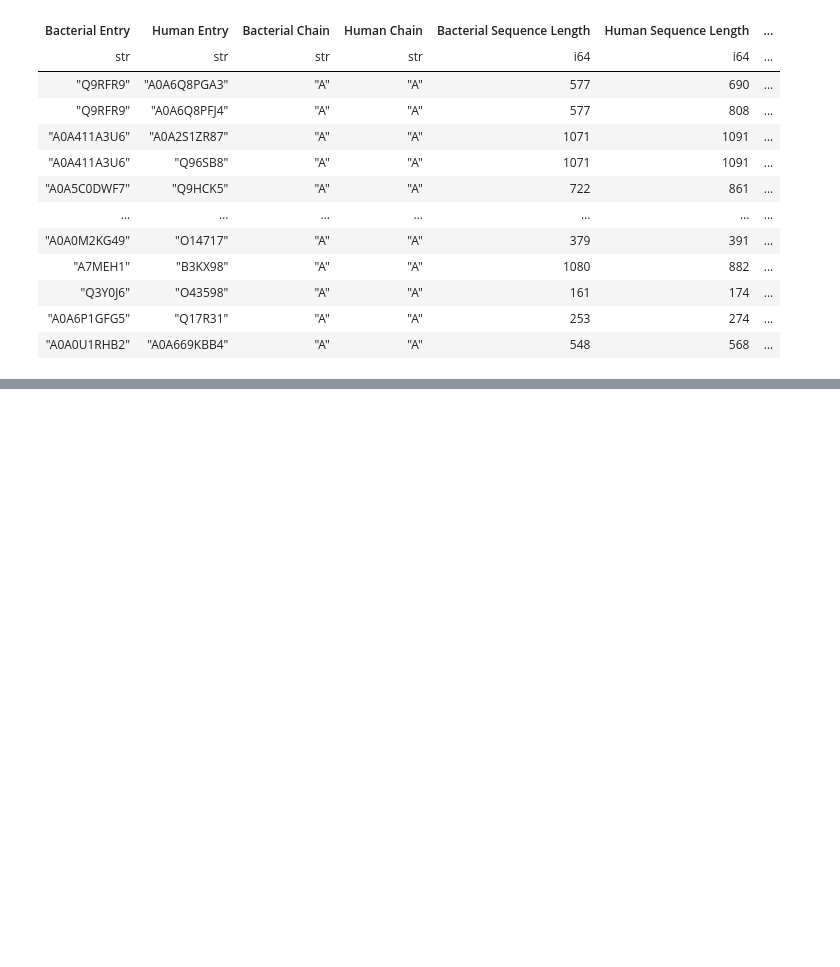
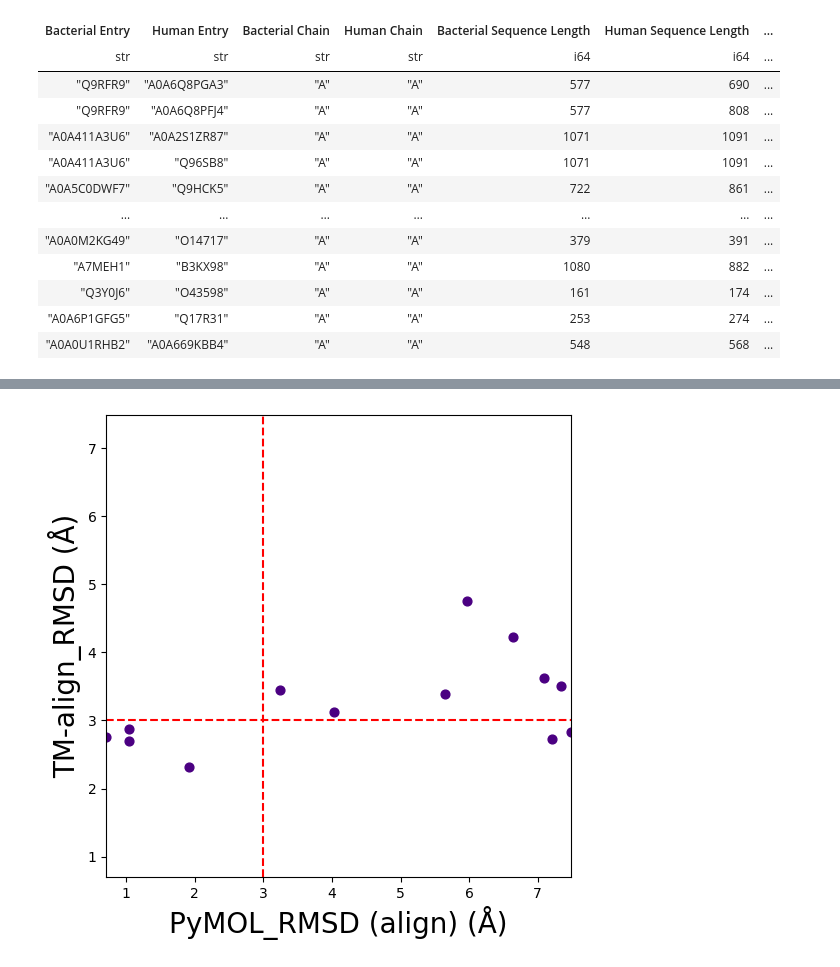
Before and after one commit to juliandeanmoran/BISSH, a Jupyter notebook: vis/plot_pymol_alignment_performance.ipynb, the cells around one changed output, grey strips where cells are left out. Saved outputs shown, nothing was run; the diff lists cells and outputs as text; code cells hidden in the pictures; blank space fills up the shorter version.

```diff
--- a/vis/plot_pymol_alignment_performance.ipynb
+++ b/vis/plot_pymol_alignment_performance.ipynb
@@ -330,0 +338,30 @@ plot_scatter(
+# %%
+# ============================================================
+#                       Zoomed in scatter
+# ============================================================
+
+df_pm_al_filt = df_pm_al.filter(
+    (pl.col(args["col_pm_rmsd"]) <= 10.0)
+    .alias(args["col_pm_rmsd"])
+)
+df_pm_al_filt
+
+df_al_metrics_filt = df_tm_al.join(
+    df_pm_al_filt,
+    left_on=[args["col_tm_query_id"], args["col_tm_target_id"]],
+    right_on=[args["col_pm_query_id"], args["col_pm_target_id"]],
+    how="inner"
+)
+
+plot_scatter(
+    df=df_al_metrics_filt,
+    col_x=args["col_pm_rmsd"],
+    col_y=args["col_tm_rmsd"],
+    x_axis_label=f'{args["col_pm_rmsd"]} ({PM_ALIGN_METHOD}) (Å)',
+    y_axis_label=f'TM-align_{args["col_tm_rmsd"]} (Å)',
+    dot_colour=PLOT_COLOUR,
+    threshold=args["threshold_rmsd"],
+    out_path=f"{args['out_dir']}/scatter_pymol-{PM_ALIGN_METHOD}_tm-align_n={len(df_al_metrics_filt)}",
+)
+# %% [output]
+[figure, added]
```
Also changed, not shown: parts of 2 cells of this notebook, 13 other files.
